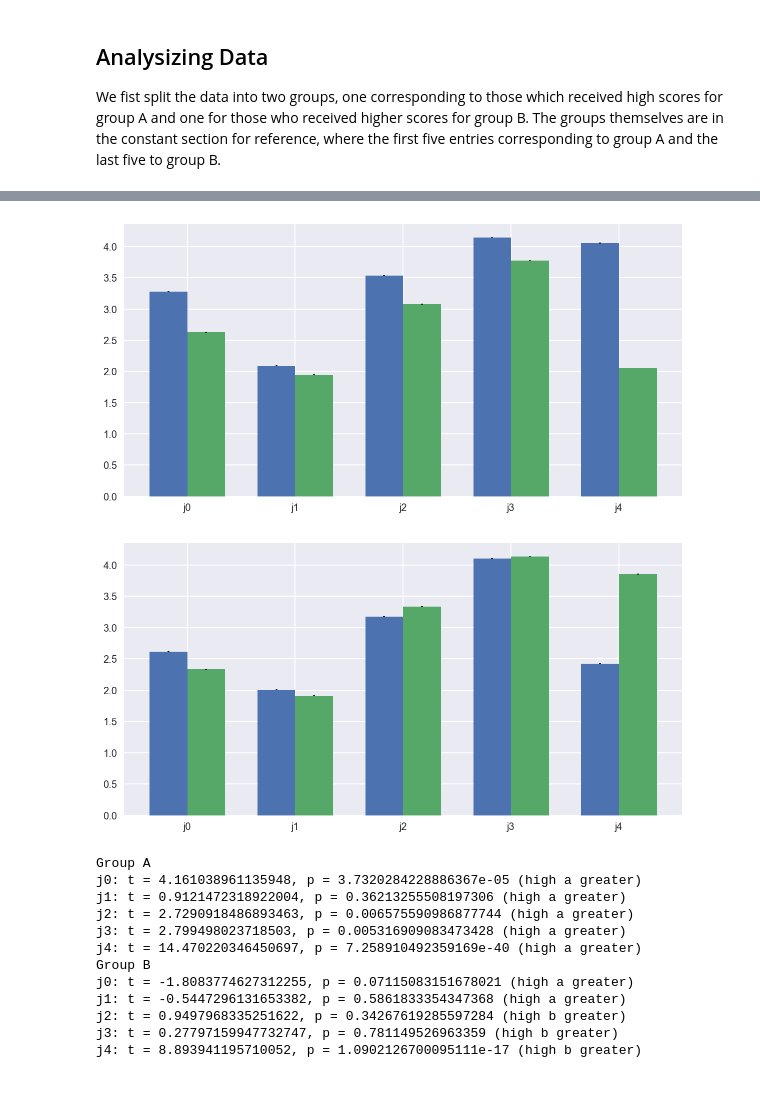
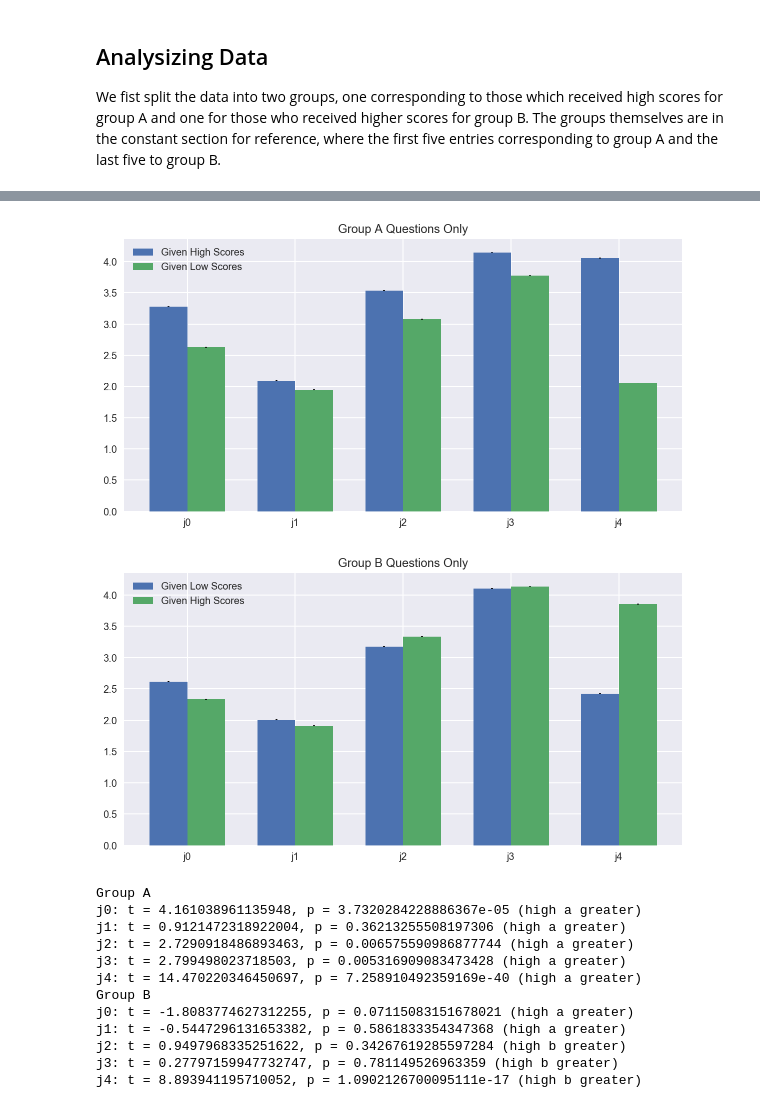
Before and after one commit to hermish/cocosci-research, a Jupyter notebook: analysis/pilot.ipynb, the cells around one changed output, grey strips where cells are left out. Drawn from its saved outputs; the diff is of its cells as text; code cells hidden in the pictures.

```diff
--- a/analysis/pilot.ipynb
+++ b/analysis/pilot.ipynb
@@ -157,6 +157,8 @@ ax.set_xticks(ind + width / 2)
 ax.set_xticklabels([word[:2] for word in labels])
 
 fig.set_size_inches(10, 5)
+plt.title('Scores under Different Conditions')
+plt.legend(['High A Condition', 'High B Condition'])
 plt.show()
 
 # Compare Question Means
@@ -178,6 +180,7 @@ for ques in sorted(QUESTIONS.values()):
     ax.set_xticklabels(labels)
 
     # fig.set_size_inches(10, 5)
+    plt.legend(['High A Scores', 'High B Scores'])
     plt.show()
 # %% [output]
 [figure]
@@ -232,6 +235,8 @@ ax.set_xticks(ind + width / 2)
 ax.set_xticklabels(labels)
 
 fig.set_size_inches(10, 5)
+plt.title('Group A Questions Only')
+plt.legend(['Given High Scores', 'Given Low Scores'])
 plt.show()
 
 # Comparison of group B questions under both conditions
@@ -245,35 +250,37 @@ for judge in labels:
         a_series.append(high_a[ques + judge])
     a_series = pd.concat(a_series)
     group_b_high_a.append(a_series)
     a_means.append(a_series.mean())
     a_stds.append(a_series.std() / len(a_series))
 
 b_means = []
 b_stds = []
 group_b_high_b = []
 for judge in labels:
     b_series = []
     for ques in group_b:
         b_series.append(high_b[ques + judge])
     b_series = pd.concat(b_series)
     group_b_high_b.append(b_series)
     b_means.append(b_series.mean())
     b_stds.append(b_series.std() / len(b_series))
 
 fig, ax = plt.subplots()
 ind, width = np.arange(len(labels)), 0.35
 
 a_rects = ax.bar(ind, a_means, width, yerr=a_stds)
 b_rects = ax.bar(ind + width, b_means, width, yerr=b_stds)
 
 ax.set_xticks(ind + width / 2)
 ax.set_xticklabels(labels)
 
 fig.set_size_inches(10, 5)
+plt.title('Group B Questions Only')
+plt.legend(['Given Low Scores', 'Given High Scores'])
 plt.show()
 # %% [output]
-[figure, old version]
+[figure, new version]
-[figure, old version]
+[figure, new version]
 # %%
 # Runs the statisical tests
 print('Group A')
```
Also changed, not shown: parts of 3 cells of this notebook.
